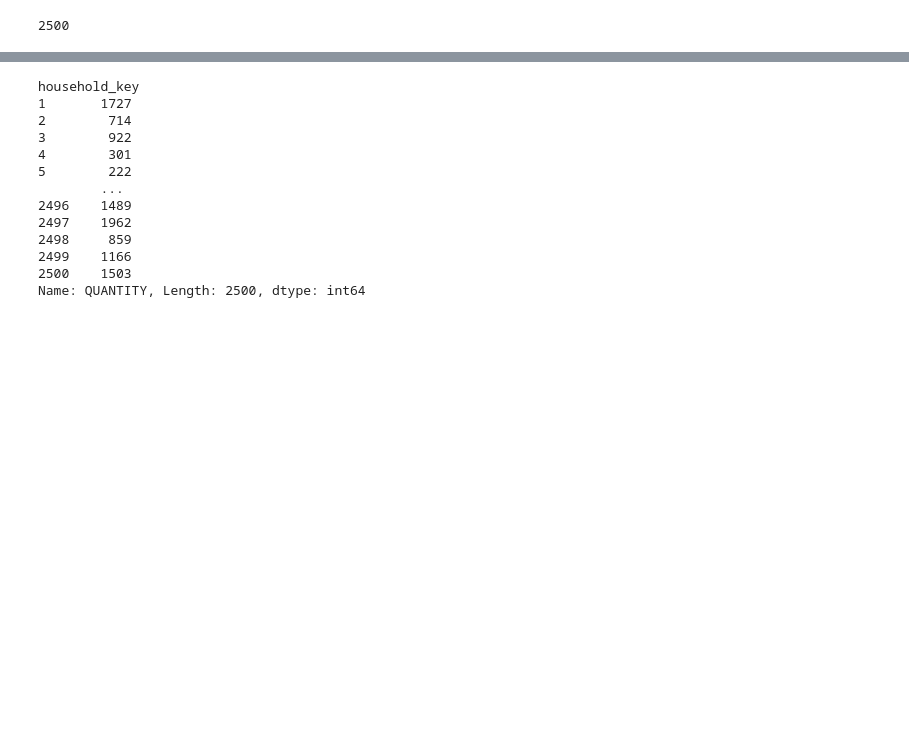
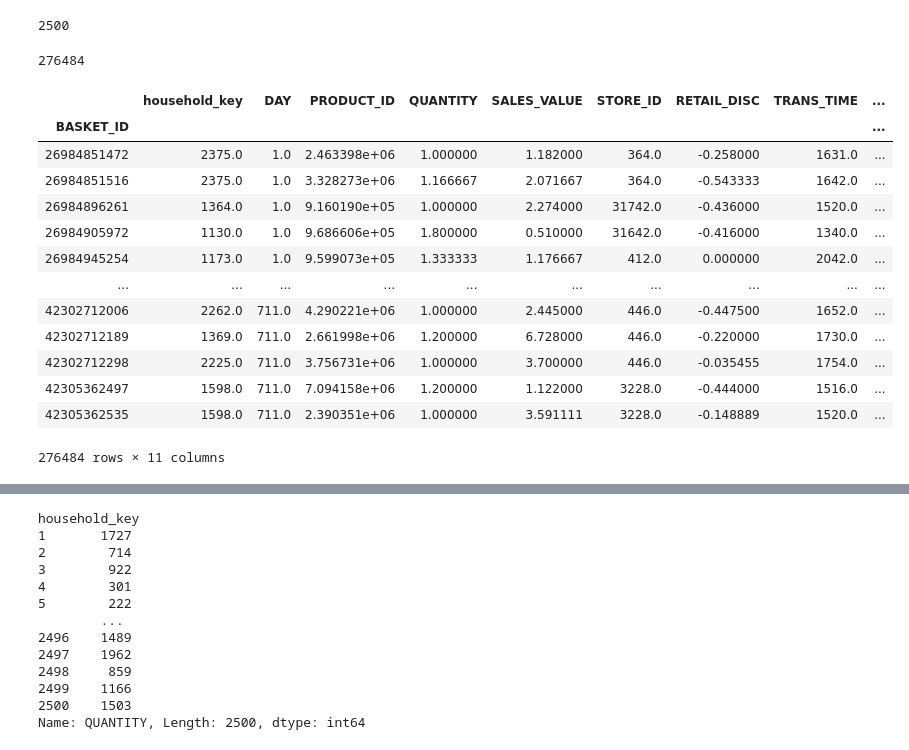
Before and after one commit to rstankovic/Retail-Data-Analytics, a Jupyter notebook: Repeat Purchase/Repeat Purchase.ipynb, the cells around one changed output, grey strips where cells are left out. Cells and saved outputs as stored; diff of their text form; code cells hidden in the pictures; blank space fills up the shorter version.

Commit message:
did a lot more data processing

```diff
--- a/Repeat Purchase/Repeat Purchase.ipynb
+++ b/Repeat Purchase/Repeat Purchase.ipynb
@@ -95,3 +99,33 @@ transaction_df.head()
 len(transaction_df['household_key'].unique())
 # %% [output]
 2500
+# %%
+len(transaction_df.groupby(['BASKET_ID']).mean())
+# %% [output]
+276484
+# %%
+'''
+the way the data was collected, there are multiple times households may show up that are really part of the same
+single transaction, so to avoid that, and since household key wont change if we take the average for each
+basket id which is unique to that transaction, so we can group by basket id to consolidate a transaction, and then
+once again count for a household key so that we can get a true count of the number of transactions per household.
+this is all to determine if households have come back to purchase.
+We also will want to separate purchases by store. If we consolidate all purchases and make an assumption that these
+are all with one brand, we sort of dirty the waters and ignore the fact that these customers are making return
+purchases to specific brands which in and of itself is a decision the consumer is making.'''
+transaction_df.groupby(['BASKET_ID']).mean()
+# %% [output]
+|  | household_key | DAY | PRODUCT_ID | QUANTITY | SALES_VALUE | STORE_ID | RETAIL_DISC | TRANS_TIME | ... |
+| BASKET_ID |  |  |  |  |  |  |  |  | ... |
+| 26984851472 | 2375.0 | 1.0 | 2.463398e+06 | 1.000000 | 1.182000 | 364.0 | -0.258000 | 1631.0 | ... |
+| 26984851516 | 2375.0 | 1.0 | 3.328273e+06 | 1.166667 | 2.071667 | 364.0 | -0.543333 | 1642.0 | ... |
+| 26984896261 | 1364.0 | 1.0 | 9.160190e+05 | 1.000000 | 2.274000 | 31742.0 | -0.436000 | 1520.0 | ... |
+| 26984905972 | 1130.0 | 1.0 | 9.686606e+05 | 1.800000 | 0.510000 | 31642.0 | -0.416000 | 1340.0 | ... |
+| 26984945254 | 1173.0 | 1.0 | 9.599073e+05 | 1.333333 | 1.176667 | 412.0 | 0.000000 | 2042.0 | ... |
+| ... | ... | ... | ... | ... | ... | ... | ... | ... | ... |
+| 42302712006 | 2262.0 | 711.0 | 4.290221e+06 | 1.000000 | 2.445000 | 446.0 | -0.447500 | 1652.0 | ... |
+| 42302712189 | 1369.0 | 711.0 | 2.661998e+06 | 1.200000 | 6.728000 | 446.0 | -0.220000 | 1730.0 | ... |
+| 42302712298 | 2225.0 | 711.0 | 3.756731e+06 | 1.000000 | 3.700000 | 446.0 | -0.035455 | 1754.0 | ... |
+| 42305362497 | 1598.0 | 711.0 | 7.094158e+06 | 1.200000 | 1.122000 | 3228.0 | -0.444000 | 1516.0 | ... |
+| 42305362535 | 1598.0 | 711.0 | 2.390351e+06 | 1.000000 | 3.591111 | 3228.0 | -0.148889 | 1520.0 | ... |
+276484 rows × 11 columns
```
Also changed, not shown: parts of 16 cells of this notebook.
